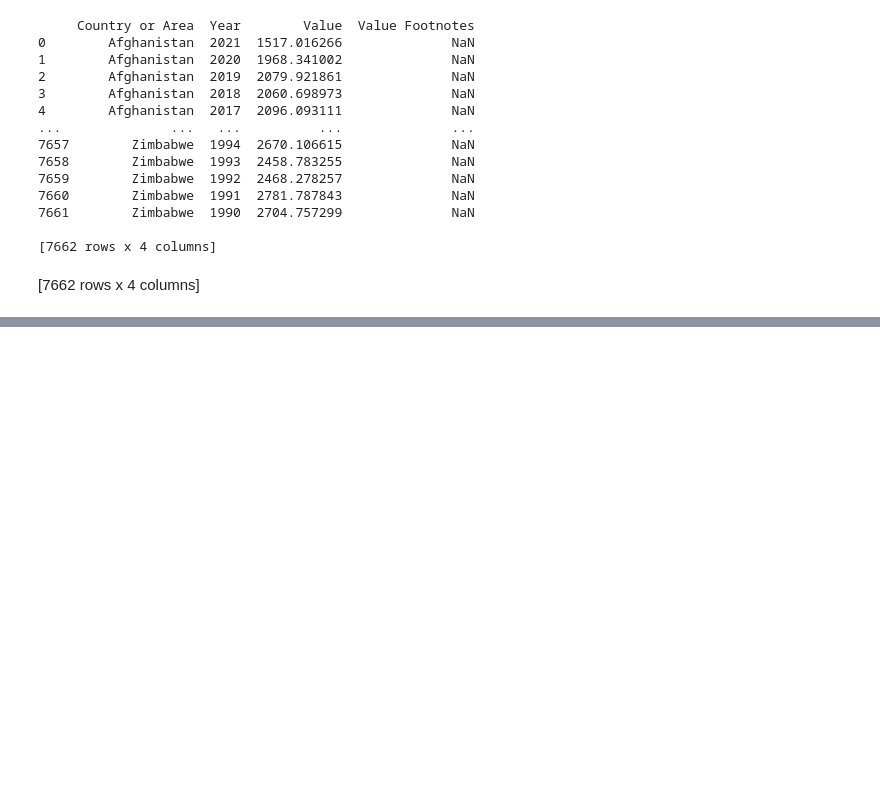
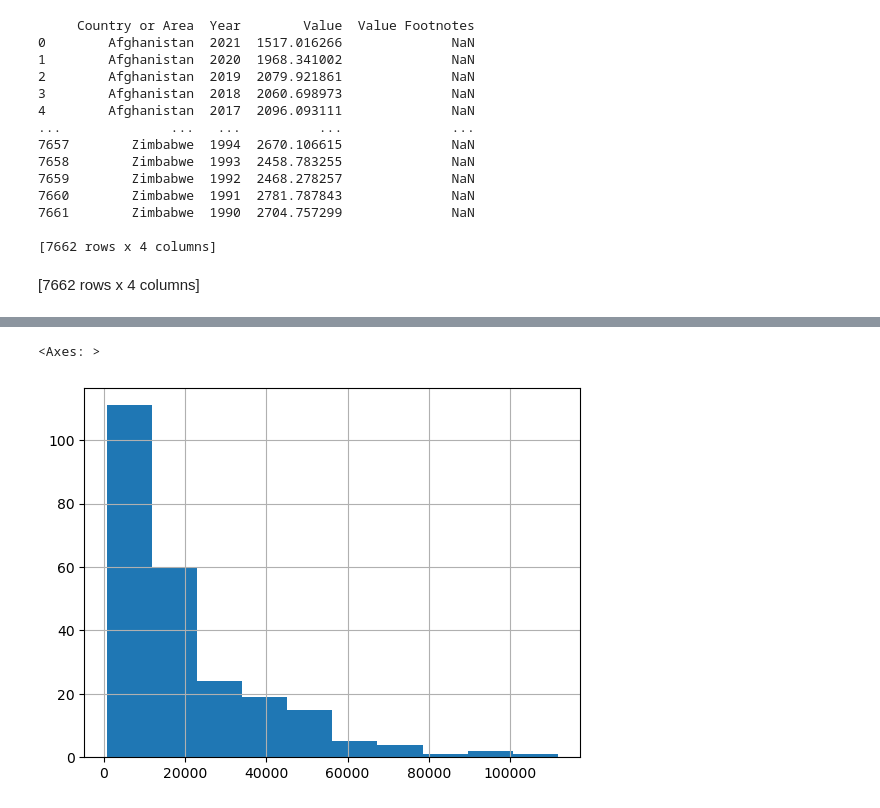
Before and after one commit to NSS-Data-Analytics-Cohort-10/gdp-and-internet-usage-Uhuegbu23, a Jupyter notebook: Notebooks/Gross_Domestic_Product_Internet_Usage.ipynb, the cells around one changed output, grey strips where cells are left out. Drawn from its saved outputs; the diff is of its cells as text; code cells hidden in the pictures; blank space fills up the shorter version.

```diff
--- a/Notebooks/Gross_Domestic_Product_Internet_Usage.ipynb
+++ b/Notebooks/Gross_Domestic_Product_Internet_Usage.ipynb
@@ -51,3 +67,4 @@ num_rows, num_cols = gdp_df.shape
 # %%
-gdp_df = gdp_df.drop('Value Footnotes', axis=1)
-gdp_df.rename(columns=['Country Name': 'Country', 'Year': 'Year', 'Value': 'GDP_Per_Capita'], inplace=True)
+gdp_df=gdp_df.drop(columns=['Value Footnotes'])
+gdp_df.rename(columns={'Country or Area': 'Country', 'Year': 'Year', 'Value': 'GDP_Per_Capita'}, inplace=True)
+print(gdp_df.info())
@@ -65,0 +153,10 @@ import matplotlib.pyplot as plt
+# %%
+# Filter the DataFrame for the year 2020, number 8
+gdp_df_2020 = gdp_df[gdp_df['Year'] == 2020]
+
+# Plot a histogram of the 'Gdp_per_capital' column
+GDP_Per_Capita=gdp_df_2020['GDP_Per_Capita']
+GDP_Per_Capita.hist()
+# %% [output]
+<Axes: >
+[figure, added]
```
Also changed, not shown: parts of 25 cells of this notebook.
